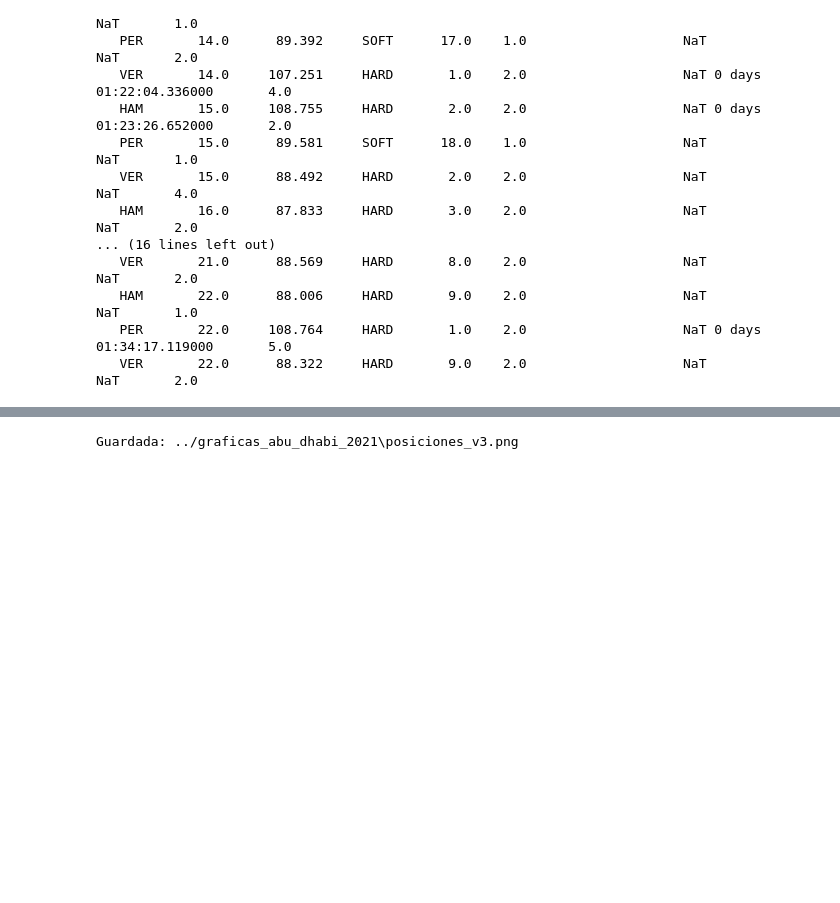
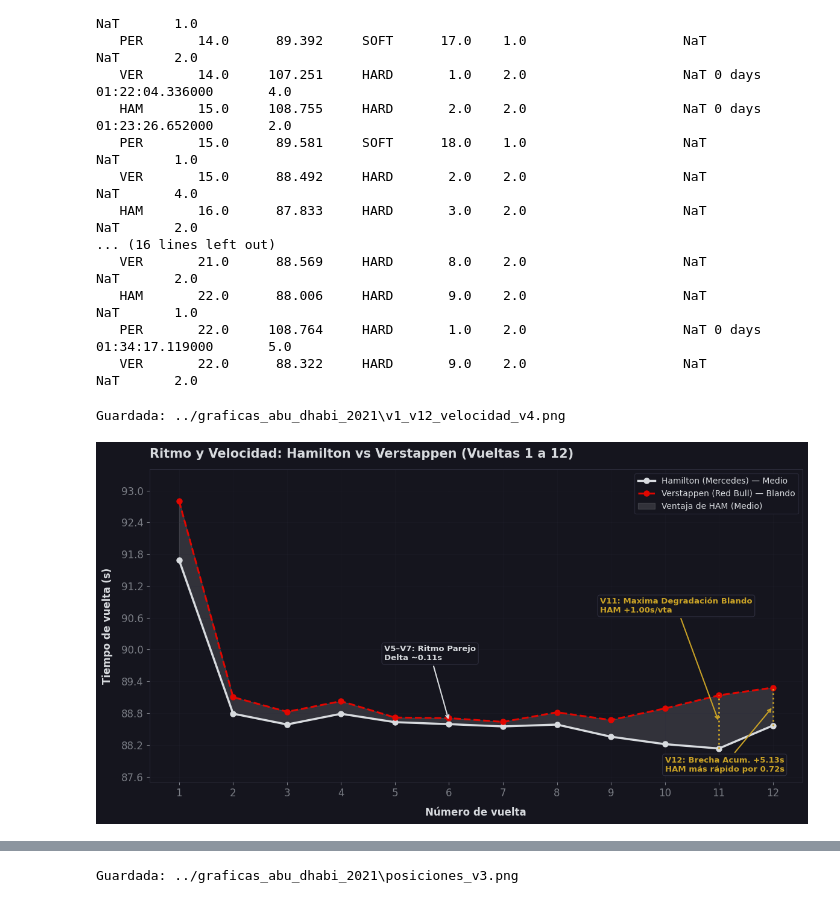
Before and after one commit to josgarciave/f1-data-science, a Jupyter notebook: notebooks/eda_abu_dhabi.ipynb, the cells around one changed output, grey strips where cells are left out. Cells and saved outputs as stored; diff of their text form; code cells hidden in the pictures; blank space fills up the shorter version.

Commit message:
feat: add exploratory data analysis notebook and telemetry visualizations for the 2021 Abu Dhabi GP

```diff
--- a/notebooks/eda_abu_dhabi.ipynb
+++ b/notebooks/eda_abu_dhabi.ipynb
@@ -168,3 +169,74 @@ Driver  LapNumber  LapTimeSec Compound  TyreLife  Stint              PitInTime
    HAM       22.0      88.006     HARD       9.0    2.0                    NaT                    NaT       1.0
    PER       22.0     108.764     HARD       1.0    2.0                    NaT 0 days 01:34:17.119000       5.0
    VER       22.0      88.322     HARD       9.0    2.0                    NaT                    NaT       2.0
+# %%
+# Filtrar vueltas 1 a 12 de Hamilton y Verstappen desde 'df'
+ham_stint1 = df[(df["Driver"] == "HAM") & (df["LapNumber"].between(0, 12))].copy()
+ver_stint1 = df[(df["Driver"] == "VER") & (df["LapNumber"].between(0, 12))].copy()
+
+ham_pace = ham_stint1.set_index("LapNumber")["LapTimeSec"]
+ver_pace = ver_stint1.set_index("LapNumber")["LapTimeSec"]
+
+fig, ax = plt.subplots(figsize=(12, 6.5))
+
+# Líneas de ritmo de carrera
+ax.plot(ham_pace.index, ham_pace.values, marker="o", markersize=6.5,
+        label="Hamilton (Mercedes) — Medio", color=SILVER, linewidth=2.5, zorder=3)
+ax.plot(ver_pace.index, ver_pace.values, marker="o", markersize=6.5,
+        label="Verstappen (Red Bull) — Blando", color=F1_RED, linewidth=2.2, linestyle="--", zorder=3)
+
+# Sombreado de la ventaja de ritmo
+ax.fill_between(ham_pace.index, ham_pace.values, ver_pace.values,
+                where=(ver_pace.values >= ham_pace.values),
+                interpolate=True, color=SILVER, alpha=0.15, label="Ventaja de HAM (Medio)")
+
+
+# Vuelta 6 (Fase más pareja)
+delta_v6 = ver_pace.loc[6.0] - ham_pace.loc[6.0] if 6.0 in ver_pace.index else ver_pace.iloc[5] - ham_pace.iloc[5]
+ax.annotate(f"V5–V7: Ritmo Parejo\nDelta ~{delta_v6:.2f}s",
+            xy=(6, (ham_pace.iloc[5] + ver_pace.iloc[5]) / 2),
+            xytext=(4.8, 89.8),
+            arrowprops=dict(facecolor=SILVER, edgecolor=SILVER, arrowstyle="->", lw=1.5),
+            color=SILVER, fontweight="bold", fontsize=9.5,
+            bbox=dict(boxstyle="round,pad=0.3", fc=CARBON, ec=GRID_COLOR))
+
+# Vuelta 11 (Máxima degradación del neumático blando)
+delta_v11 = ver_pace.iloc[10] - ham_pace.iloc[10]
+ax.plot([11, 11], [ham_pace.iloc[10], ver_pace.iloc[10]], color=ACCENT_GOLD, linestyle=":", linewidth=2, zorder=4)
+ax.annotate(f"V11: Maxima Degradación Blando\nHAM +{delta_v11:.2f}s/vta",
+            xy=(11, (ham_pace.iloc[10] + ver_pace.iloc[10]) / 2),
+            xytext=(8.8, 90.7),
+            arrowprops=dict(facecolor=ACCENT_GOLD, edgecolor=ACCENT_GOLD, arrowstyle="->", lw=1.5),
+            color=ACCENT_GOLD, fontweight="bold", fontsize=9.5,
+            bbox=dict(boxstyle="round,pad=0.3", fc=CARBON, ec=GRID_COLOR))
+
+#  Vuelta 12 (Diferencia antes del ciclo de pits)
+delta_v12 = ver_pace.iloc[-1] - ham_pace.iloc[-1]
+ax.plot([12, 12], [ham_pace.iloc[-1], ver_pace.iloc[-1]], color=ACCENT_GOLD, linestyle=":", linewidth=2, zorder=4)
+
+ax.annotate(f"V12: Brecha Acum. +5.13s\nHAM más rápido por {abs(delta_v12):.2f}s",
+            xy=(12, (ham_pace.iloc[-1] + ver_pace.iloc[-1]) / 2),
+            xytext=(10, 87.7),
+            arrowprops=dict(facecolor=ACCENT_GOLD, edgecolor=ACCENT_GOLD, arrowstyle="->", lw=1.5),
+            color=ACCENT_GOLD, fontweight="bold", fontsize=9.5,
+            bbox=dict(boxstyle="round,pad=0.3", fc=CARBON, ec=GRID_COLOR))
+
+# Formato y estilo
+ax.set_xlabel("Número de vuelta", fontweight="bold", labelpad=10)
+ax.set_ylabel("Tiempo de vuelta (s)", fontweight="bold", labelpad=10)
+style_ax(ax, "Ritmo y Velocidad: Hamilton vs Verstappen (Vueltas 1 a 12)")
+
+ax.set_xticks(range(1, 13))
+ax.yaxis.set_major_locator(ticker.MaxNLocator(10))
+ax.set_ylim(87.5, 93.4)
+
+# Leyenda
+legend = ax.legend(facecolor=CARBON, edgecolor=GRID_COLOR, fontsize=10, loc="upper right")
+for text in legend.get_texts():
+    text.set_color(SILVER)
+
+fig.tight_layout()
+save(fig, "v1_v12_velocidad_v4.png")
+# %% [output]
+Guardada: ../graficas_abu_dhabi_2021\v1_v12_velocidad_v4.png
+[figure, added]
```
Also changed, not shown: parts of 2 cells of this notebook, 4 other files.
